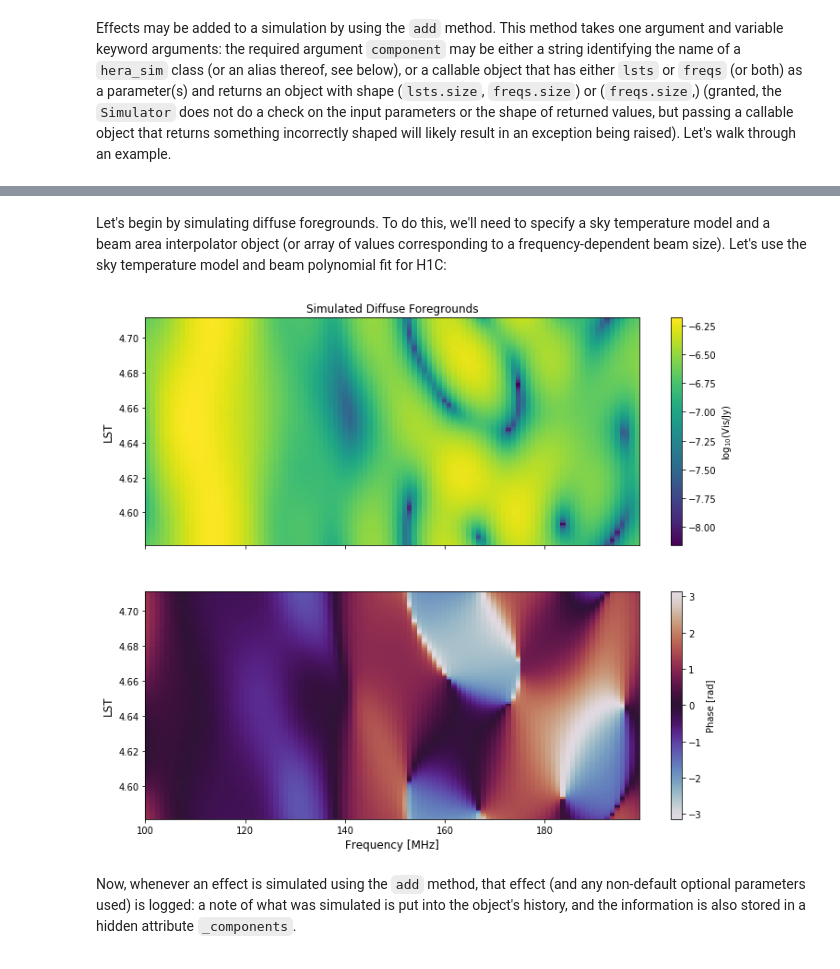
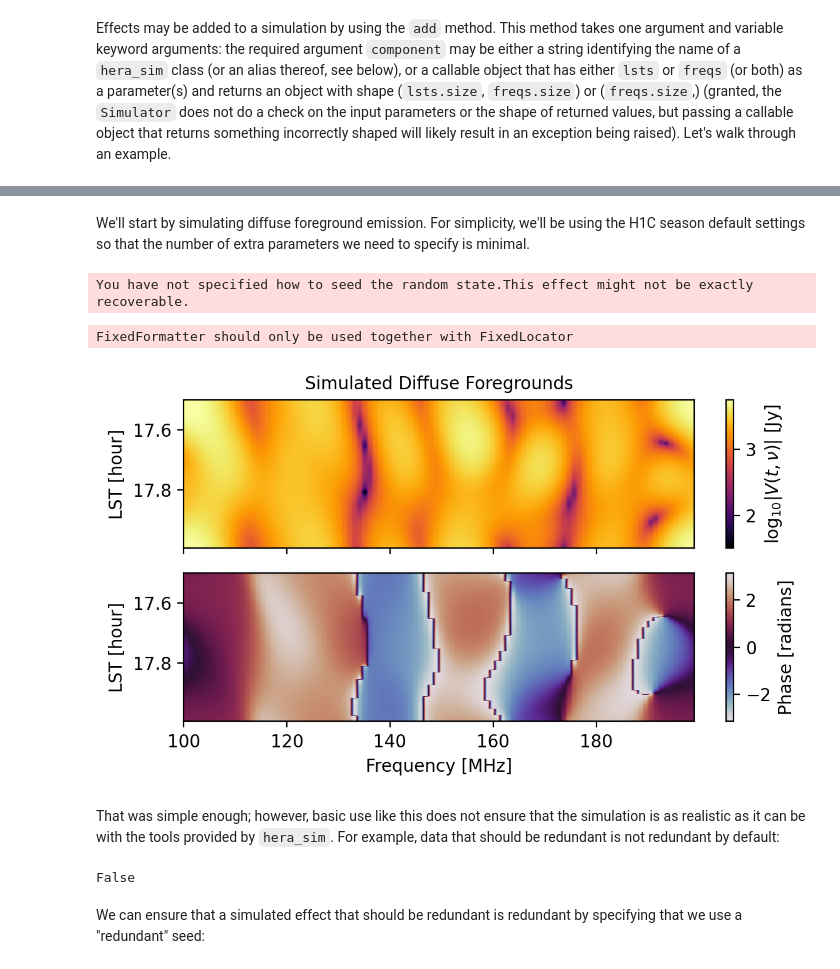
Before and after one commit to HERA-Team/hera_sim, a Jupyter notebook: docs/tutorials/hera_sim_simulator.ipynb, the cells around one changed output, grey strips where cells are left out. Drawn from its saved outputs; the diff is of its cells as text; code cells hidden in the pictures.

Commit message:
tutorial: start rewrite of Simulator tutorial
Filled in basic example, and put section headers for advanced use.

```diff
--- a/docs/tutorials/hera_sim_simulator.ipynb
+++ b/docs/tutorials/hera_sim_simulator.ipynb
@@ -177,18 +129,2 @@ Effects may be added to a simulation by using the ``add`` method. This method ta
-# %% [markdown]
-Let's begin by simulating diffuse foregrounds. To do this, we'll need to specify a sky temperature model and a beam area interpolator object (or array of values corresponding to a frequency-dependent beam size). Let's use the sky temperature model and beam polynomial fit for H1C:
-# %%
-from hera_sim.interpolators import Beam
-from hera_sim.noise import HERA_Tsky_mdl
-from hera_sim.data import DATA_PATH
-
-# HERA_Tsky_mdl is a dictionary with keys 'xx' and 'yy'
-Tsky_mdl = HERA_Tsky_mdl['xx']
-
-# there are useful files in the data directory, with this being one
-beamfile = os.path.join(DATA_PATH, "HERA_H1C_BEAM_POLY.npy")
-
-# we can make a beam interpolation object from a path to a .npy file
-omega_p = Beam(beamfile)
-
-# now to add the foregrounds
-sim.add("diffuse_foreground", Tsky_mdl=Tsky_mdl, omega_p=omega_p)
+# %% [markdown]
+We'll start by simulating diffuse foreground emission. For simplicity, we'll be using the H1C season default settings so that the number of extra parameters we need to specify is minimal.
@@ -195,8 +134,21 @@ sim.add("diffuse_foreground", Tsky_mdl=Tsky_mdl, omega_p=omega_p)
+# %%
+# Start off by simulating some foreground emission.
+sim.add("diffuse_foreground")
+# %% [output]
+You have not specified how to seed the random state.This effect might not be exactly recoverable.
 # %%
-# let's check out the data for the (0,1) baseline
-vis = sim.data.get_data((0,1,'xx'))
-waterfall(vis, title='Simulated Diffuse Foregrounds')
+# Let's check out the data for the (0,1) baseline.
+fig = waterfall(sim, title="Simulated Diffuse Foregrounds")
+fig.tight_layout()
 # %% [output]
+FixedFormatter should only be used together with FixedLocator
-[figure, old version]
+[figure, new version]
-# %% [markdown]
-Now, whenever an effect is simulated using the ``add`` method, that effect (and any non-default optional parameters used) is logged: a note of what was simulated is put into the object's history, and the information is also stored in a hidden attribute ``_components``.
+# %% [markdown]
+That was simple enough; however, basic use like this does not ensure that the simulation is as realistic as it can be with the tools provided by ``hera_sim``. For example, data that should be redundant is not redundant by default:
+# %%
+# (0,1) and (5,6) are redundant baselines, but...
+np.all(sim.get_data(0,1,"xx") == sim.get_data(5,6,"xx"))
+# %% [output]
+False
+# %% [markdown]
+We can ensure that a simulated effect that should be redundant is redundant by specifying that we use a "redundant" seed:
```
Also changed, not shown: parts of 124 cells of this notebook.
